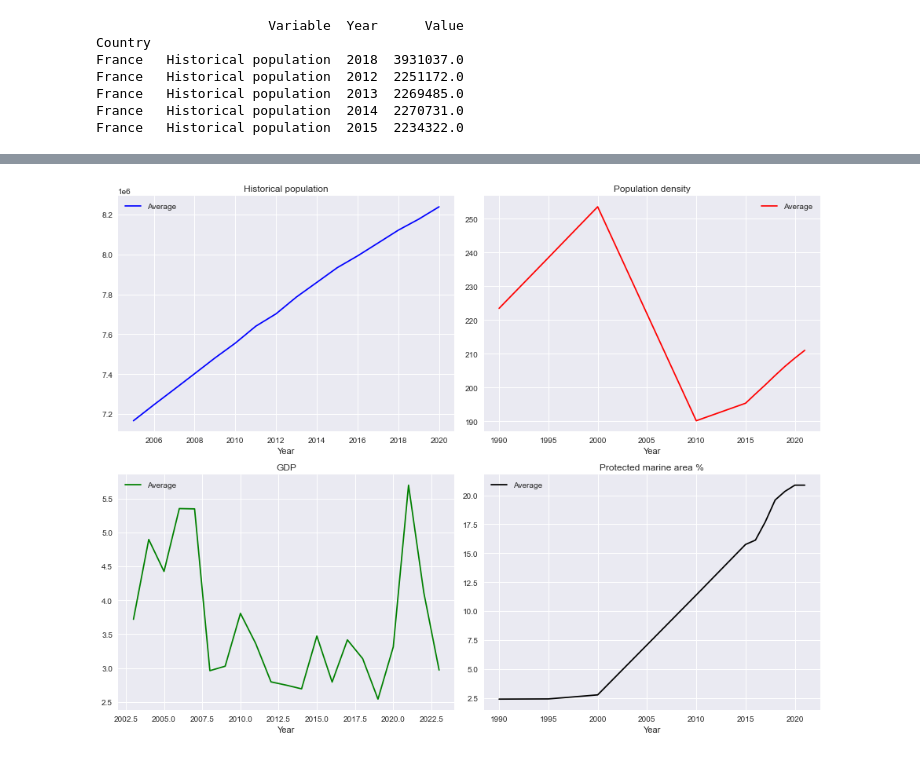
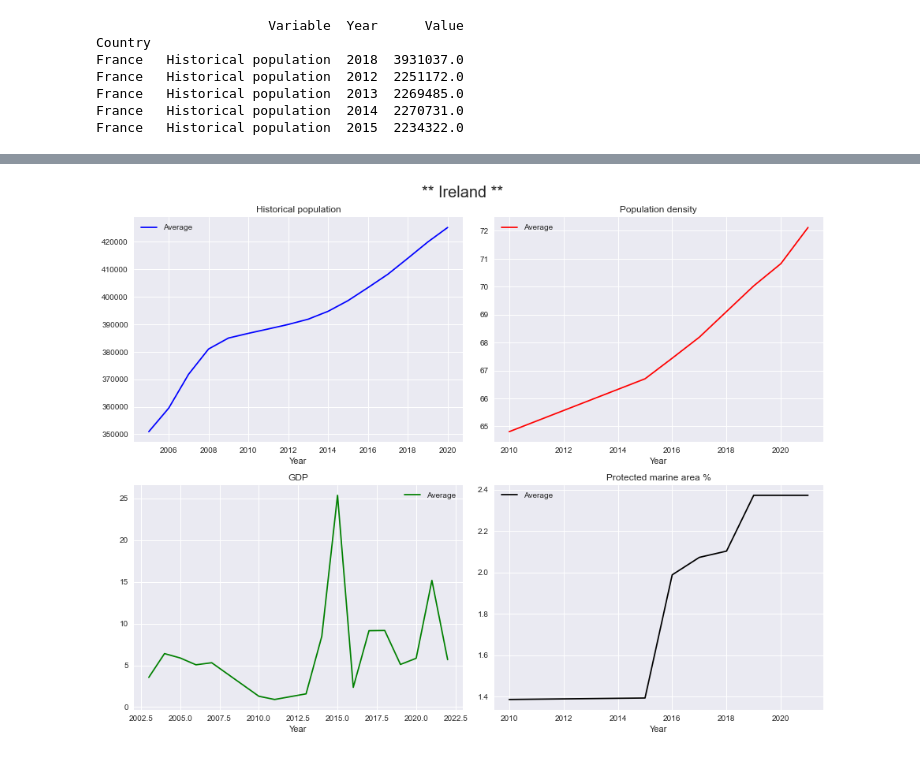
Before and after one commit to BoSuto/Data-analysis-for-business-March-2022-, a Jupyter notebook: Population, Economics & Green Growth.ipynb, the cells around one changed output, grey strips where cells are left out. Saved outputs shown, nothing was run; the diff lists cells and outputs as text; code cells hidden in the pictures.

```diff
--- a/Population, Economics & Green Growth.ipynb
+++ b/Population, Economics & Green Growth.ipynb
@@ -1165,0 +1177,4 @@ France   Historical population  2015  2234322.0
+# %%
+concat_Ireland= concat_year.loc[["Ireland"]].sort_index()
+
+print(concat_Ireland.head())
@@ -1196,26 +1219,30 @@ plt.tight_layout()
-# %%
-def getAverageByYear(variableName):
-    return concat_df.loc[concat_df["Variable"]==variableName].groupby(['Year'])['Value'].mean().to_frame('Average')
-
-gdp = getAverageByYear('Gross domestic product, volume, growth')
-pop = getAverageByYear('Historical population')
-green_pop = getAverageByYear('POPDEN')
-green_terr = getAverageByYear('TERRESTRIAL')
-green_marine = getAverageByYear('PA_MARINE')
-
-
-fig2, ax2 = plt.subplots(2,2, figsize=(13,10))
-
-pop.plot(ax=ax2[0, 0],color='blue')
-green_pop.plot(ax=ax2[0,1],color='red')
-gdp.plot(ax=ax2[1, 0],color='green')
-green_marine.plot(ax=ax2[1, 1],color='black')
-
-ax2[0,0].set_title('Historical population')
-ax2[0,1].set_title('Population density')
-ax2[1,0].set_title('GDP')
-ax2[1,1].set_title('Protected marine area %')
-
-plt.tight_layout()
-# %% [output]
-[figure, removed]
+# %%
+def getAverageByYear(variableName):
+    return concat_Ireland.loc[concat_Ireland["Variable"]==variableName].groupby(['Year'])['Value'].mean().to_frame('Average')
+
+gdp = getAverageByYear('Gross domestic product, volume, growth')
+pop = getAverageByYear('Historical population')
+green_pop = getAverageByYear('POPDEN')
+green_terr = getAverageByYear('TERRESTRIAL')
+green_marine = getAverageByYear('PA_MARINE')
+
+
+fig2, ax2 = plt.subplots(2,2, figsize=(13,10))
+fig2.suptitle('** Ireland **', fontsize=20)
+plt.style.use('seaborn')
+
+pop.plot(ax=ax2[0, 0],color='blue')
+green_pop.plot(ax=ax2[0,1],color='red')
+gdp.plot(ax=ax2[1, 0], color='green')
+green_marine.plot(ax=ax2[1, 1],color='black')
+
+
+ax2[0,0].set_title('Historical population')
+ax2[0,1].set_title('Population density')
+ax2[1,0].set_title('GDP')
+ax2[1,1].set_title('Protected marine area %')
+
+
+plt.tight_layout()
+# %% [output]
+[figure, added]
```
Also changed, not shown: parts of 3 cells of this notebook.
